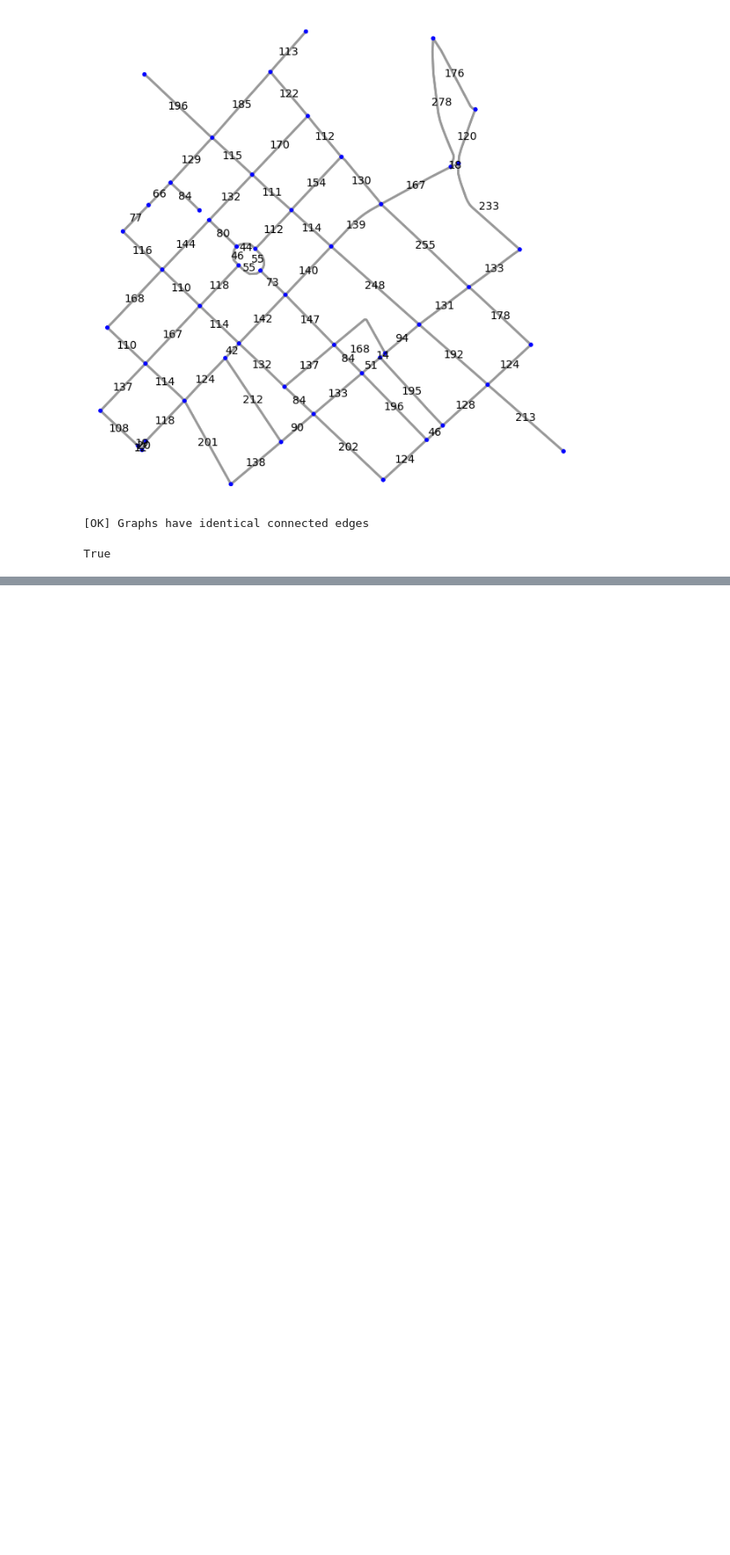
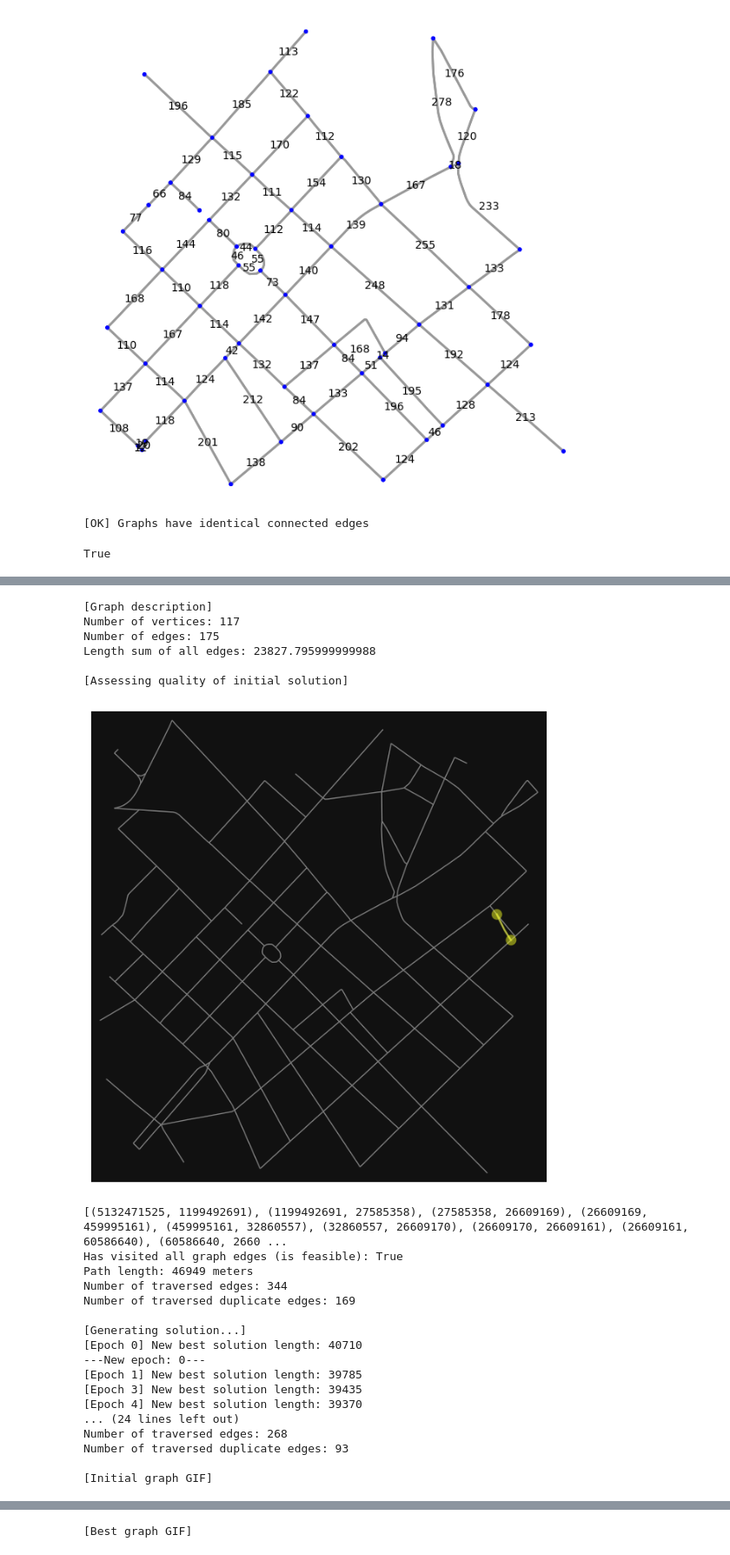
Before and after one commit to Deremedy/pko_md1, a Jupyter notebook: main.ipynb, the cells around one changed output, grey strips where cells are left out. Shown at 87% size. Drawn from its saved outputs; the diff is of its cells as text; code cells hidden in the pictures; blank space fills up the shorter version.

```diff
--- a/main.ipynb
+++ b/main.ipynb
@@ -419,0 +558,29 @@ Best found solution length: 13063 meters
+# %%
+# Testing Nr3
+# Radius from location = 800m
+test_solver(3, 800, True)
+# %% [output]
+[Graph description]
+Number of vertices: 117
+Number of edges: 175
+Length sum of all edges: 23827.795999999988
+
+[Assessing quality of initial solution]
+[figure, added]
+[(5132471525, 1199492691), (1199492691, 27585358), (27585358, 26609169), (26609169, 459995161), (459995161, 32860557), (32860557, 26609170), (26609170, 26609161), (26609161, 60586640), (60586640, 2660 ...
+Has visited all graph edges (is feasible): True
+Path length: 46949 meters
+Number of traversed edges: 344
+Number of traversed duplicate edges: 169
+
+[Generating solution...]
+[Epoch 0] New best solution length: 40710
+---New epoch: 0---
+[Epoch 1] New best solution length: 39785
+[Epoch 3] New best solution length: 39435
+[Epoch 4] New best solution length: 39370
+... (24 lines left out)
+Number of traversed edges: 268
+Number of traversed duplicate edges: 93
+
+[Initial graph GIF]
@@ -419,0 +588 @@ Best found solution length: 13063 meters
+[Best graph GIF]
```
Also changed, not shown: parts of 11 cells of this notebook.
